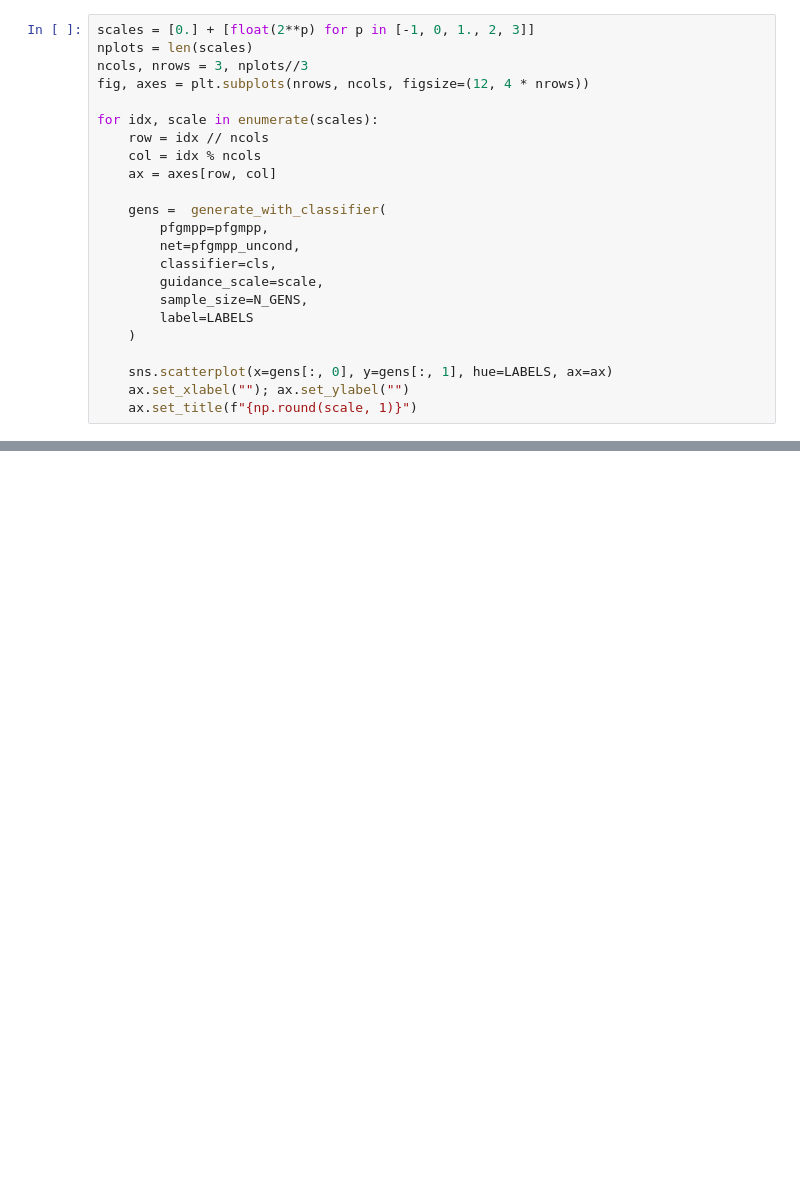
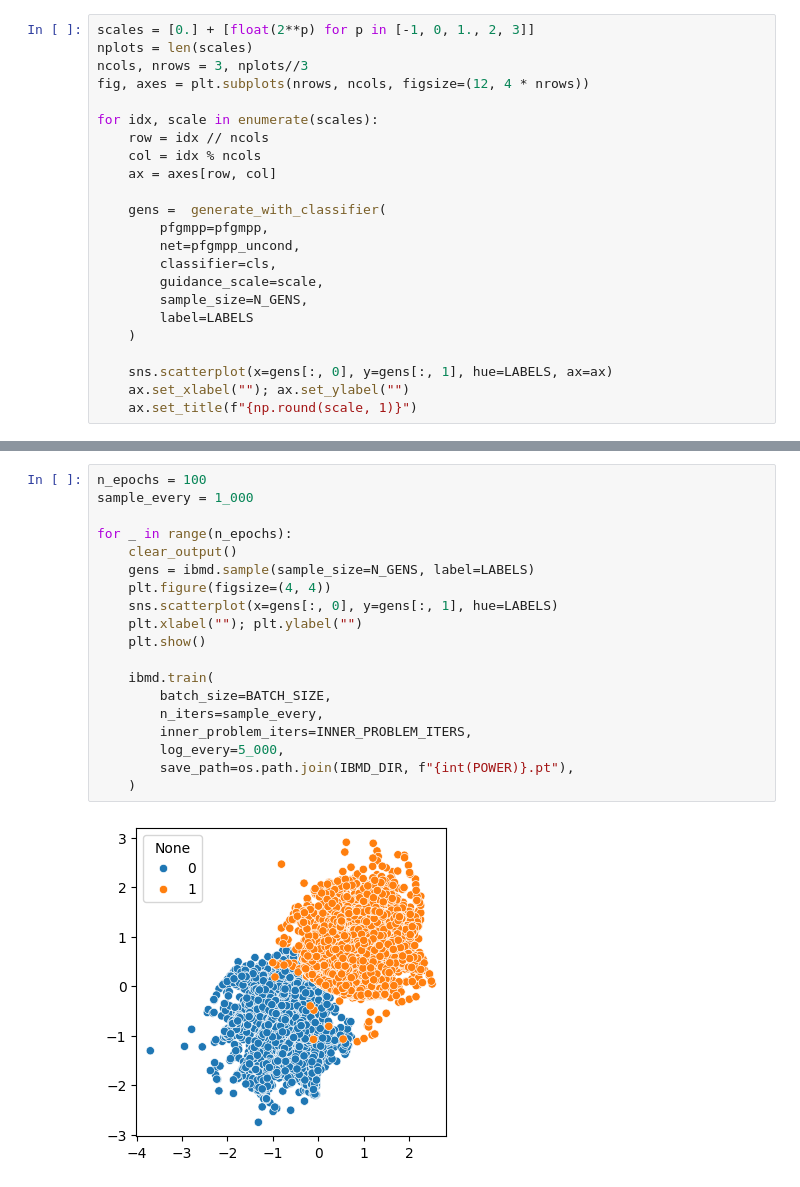
Before and after one commit to daniil-shlenskii/PFGMPP, a Jupyter notebook: run/toy.ipynb, the cells around one changed output, grey strips where cells are left out. Saved outputs shown, nothing was run; the diff lists cells and outputs as text; blank space fills up the shorter version.

```diff
--- a/run/toy.ipynb
+++ b/run/toy.ipynb
@@ -334,0 +397,21 @@ for idx, scale in enumerate(scales):
+# %%
+n_epochs = 100
+sample_every = 1_000
+
+for _ in range(n_epochs):
+    clear_output()
+    gens = ibmd.sample(sample_size=N_GENS, label=LABELS)
+    plt.figure(figsize=(4, 4))
+    sns.scatterplot(x=gens[:, 0], y=gens[:, 1], hue=LABELS)
+    plt.xlabel(""); plt.ylabel("")
+    plt.show()
+
+    ibmd.train(
+        batch_size=BATCH_SIZE,
+        n_iters=sample_every,
+        inner_problem_iters=INNER_PROBLEM_ITERS,
+        log_every=5_000,
+        save_path=os.path.join(IBMD_DIR, f"{int(POWER)}.pt"),
+    )
+# %% [output]
+[figure, added]
```
Also changed, not shown: parts of 11 cells of this notebook.
